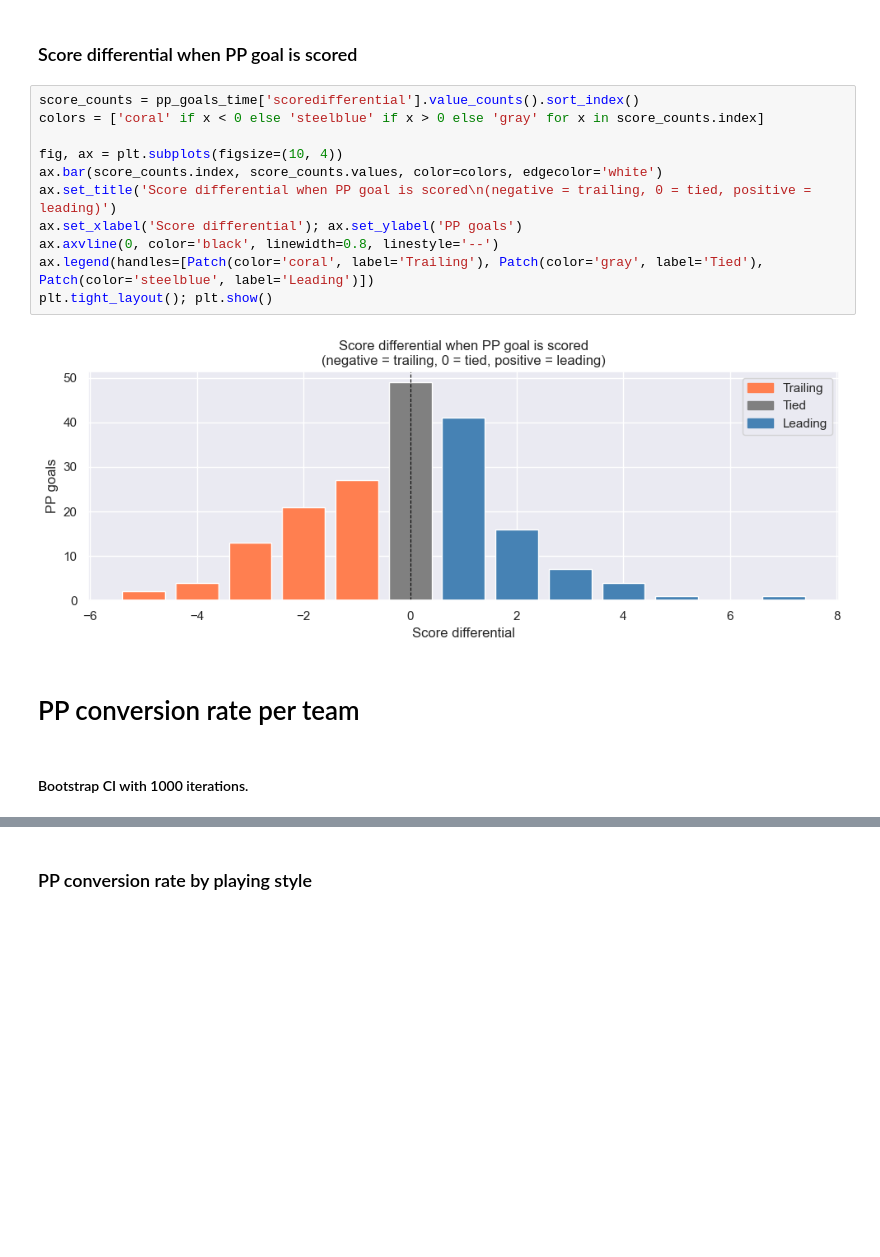
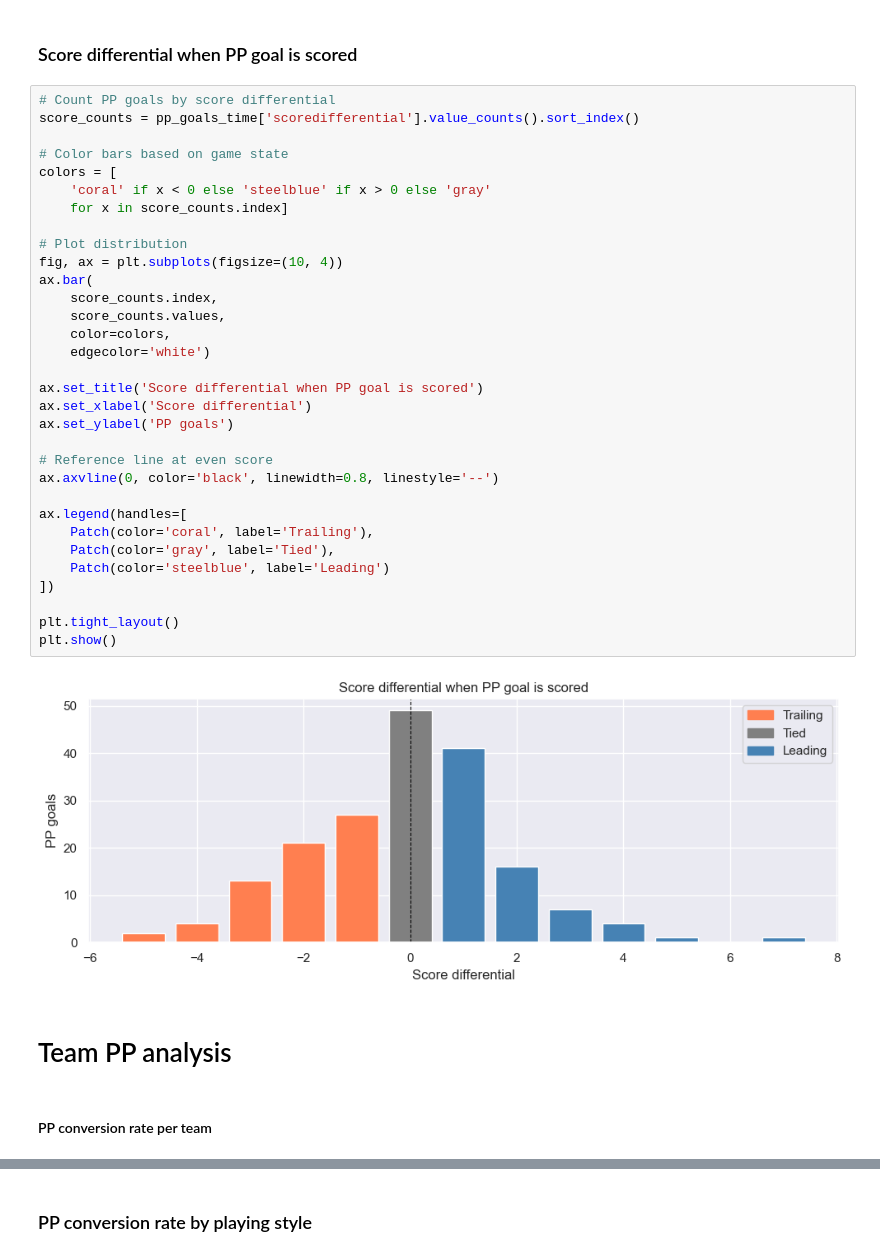
Before and after one commit to emmabertmar/LINHAC-project-2026, a Jupyter notebook: powerplay_analysis.ipynb, the cells around one changed output, grey strips where cells are left out. Saved outputs shown, nothing was run; the diff lists cells and outputs as text; blank space fills up the shorter version.

```diff
--- a/powerplay_analysis.ipynb
+++ b/powerplay_analysis.ipynb
@@ -534,20 +742,41 @@ plt.tight_layout(); plt.show()
 # %% [markdown]
 ### Score differential when PP goal is scored
 # %%
+# Count PP goals by score differential
 score_counts = pp_goals_time['scoredifferential'].value_counts().sort_index()
-colors = ['coral' if x < 0 else 'steelblue' if x > 0 else 'gray' for x in score_counts.index]
 
+# Color bars based on game state
+colors = [
+    'coral' if x < 0 else 'steelblue' if x > 0 else 'gray'
+    for x in score_counts.index]
+
+# Plot distribution
 fig, ax = plt.subplots(figsize=(10, 4))
-ax.bar(score_counts.index, score_counts.values, color=colors, edgecolor='white')
-ax.set_title('Score differential when PP goal is scored\n(negative = trailing, 0 = tied, positive = leading)')
-ax.set_xlabel('Score differential'); ax.set_ylabel('PP goals')
+ax.bar(
+    score_counts.index,
+    score_counts.values,
+    color=colors,
+    edgecolor='white')
+
+ax.set_title('Score differential when PP goal is scored')
+ax.set_xlabel('Score differential')
+ax.set_ylabel('PP goals')
+
+# Reference line at even score
 ax.axvline(0, color='black', linewidth=0.8, linestyle='--')
-ax.legend(handles=[Patch(color='coral', label='Trailing'), Patch(color='gray', label='Tied'), Patch(color='steelblue', label='Leading')])
-plt.tight_layout(); plt.show()
+
+ax.legend(handles=[
+    Patch(color='coral', label='Trailing'),
+    Patch(color='gray', label='Tied'),
+    Patch(color='steelblue', label='Leading')
+])
+
+plt.tight_layout()
+plt.show()
 # %% [output]
-[figure, old version]
+[figure, new version]
 # %% [markdown]
-# PP conversion rate per team
+# Team PP analysis
 # %% [markdown]
-#### Bootstrap CI with 1000 iterations.
+#### PP conversion rate per team
 # %%
```
Also changed, not shown: parts of 32 cells of this notebook.
